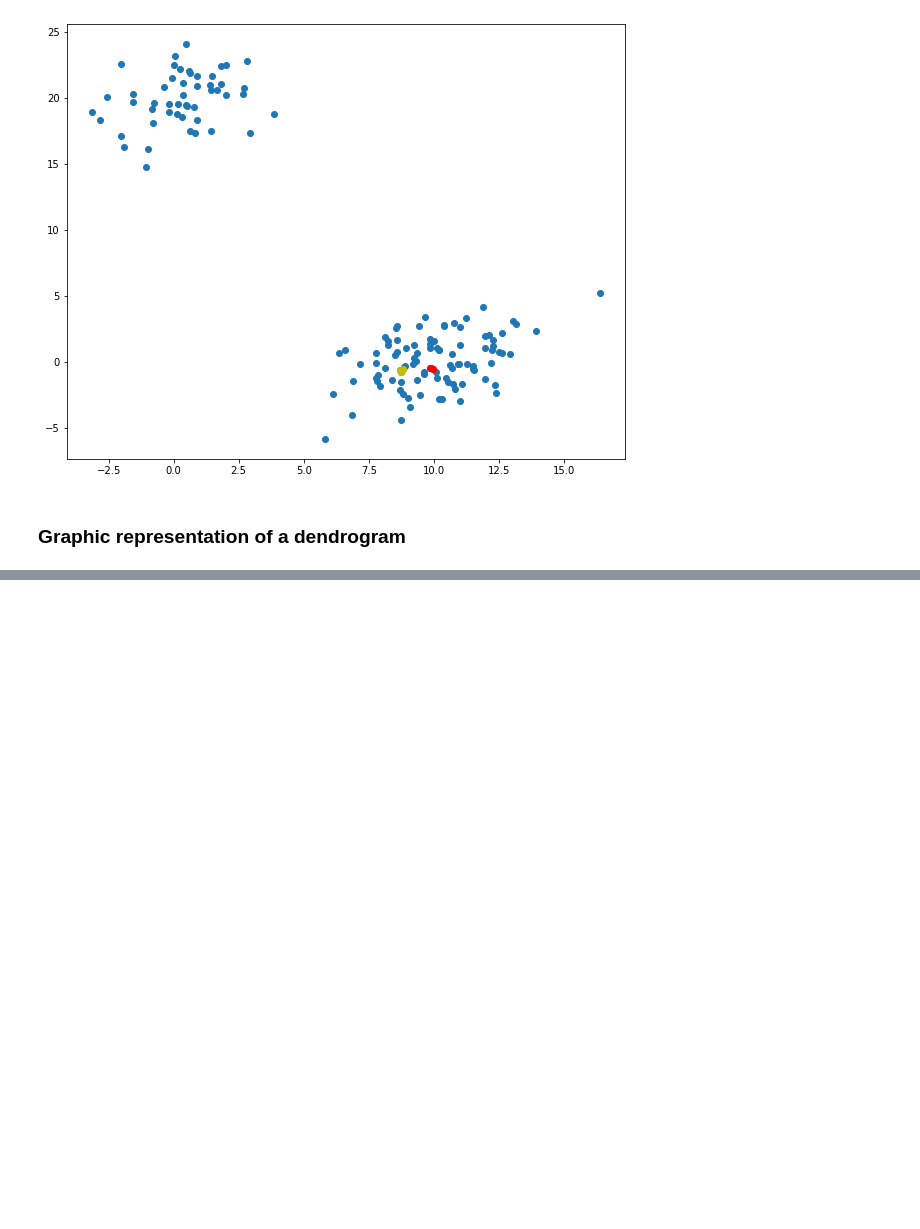
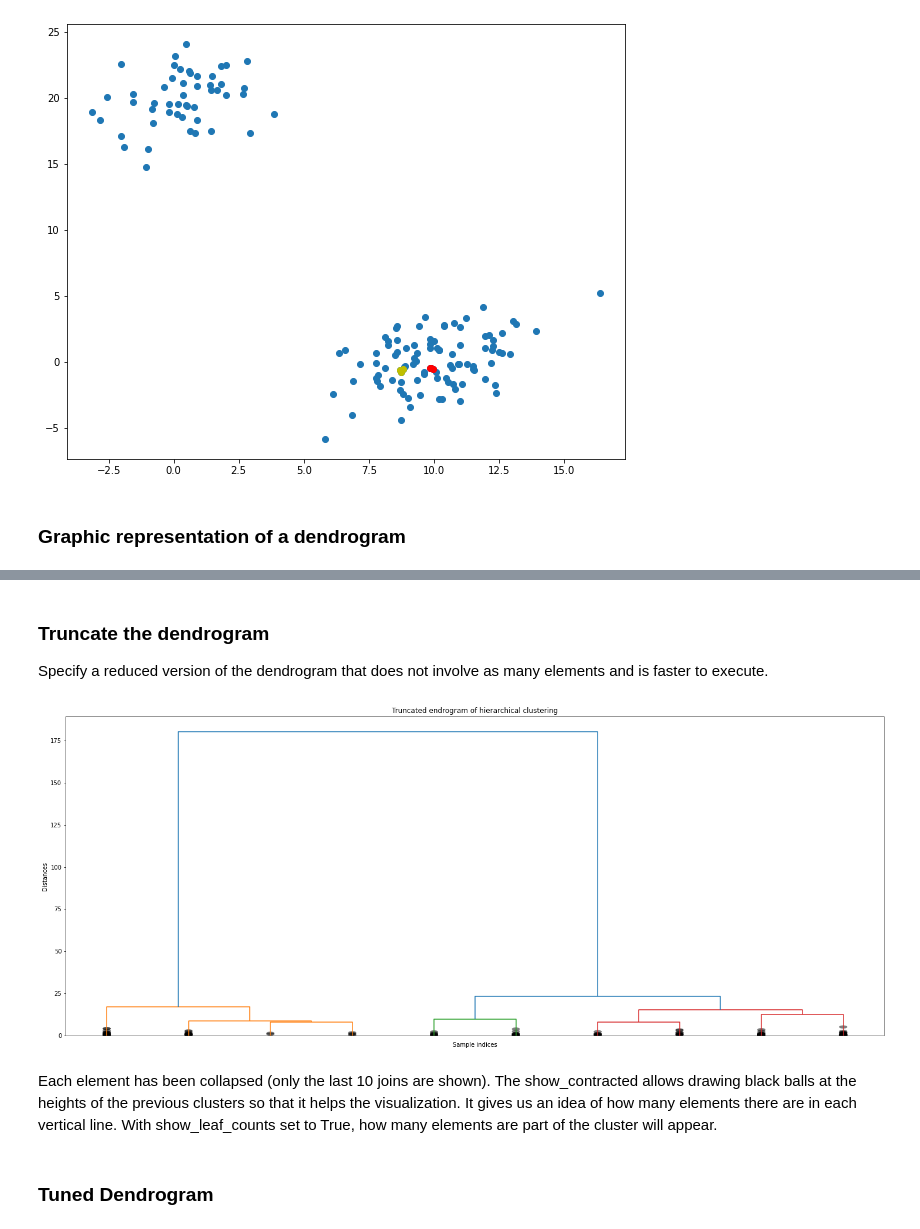
Before and after one commit to AlanLopez1017/Clustering-with-Python, a Jupyter notebook: 2. FullClustering.ipynb, the cells around one changed output, grey strips where cells are left out. Saved outputs shown, nothing was run; the diff lists cells and outputs as text; code cells hidden in the pictures; blank space fills up the shorter version.

```diff
--- a/2. FullClustering.ipynb
+++ b/2. FullClustering.ipynb
@@ -118,0 +151,19 @@ plt.show()
+# %% [markdown]
+### Truncate the dendrogram
+Specify a reduced version of the dendrogram that does not involve as many elements and is faster to execute.
+# %%
+plt.figure(figsize=(25,10))
+plt.title("Truncated endrogram of hierarchical clustering")
+plt.xlabel("Sample indices")
+plt.ylabel("Distances")
+dendrogram(Z, leaf_rotation=90., leaf_font_size = 8.0, color_threshold = 0.1*180,
+            truncate_mode="lastp", p = 10, show_leaf_counts=False, show_contracted=True) # last p clster joined, show_leaf_counts=Used to show or hide the elements of the leaf nodes,
+        # show_contracted: Avoid overloading the graph
+plt.show()
+# %% [output]
+[figure, added]
+# %% [markdown]
+Each element has been collapsed (only the last 10 joins are shown). The show_contracted allows drawing black balls at the heights of the previous clusters so that it helps the visualization. It gives us an idea of how many elements there are in each vertical line.
+With show_leaf_counts set to True, how many elements are part of the cluster will appear.
+# %% [markdown]
+### Tuned Dendrogram
```
Also changed, not shown: parts of 25 cells of this notebook.
